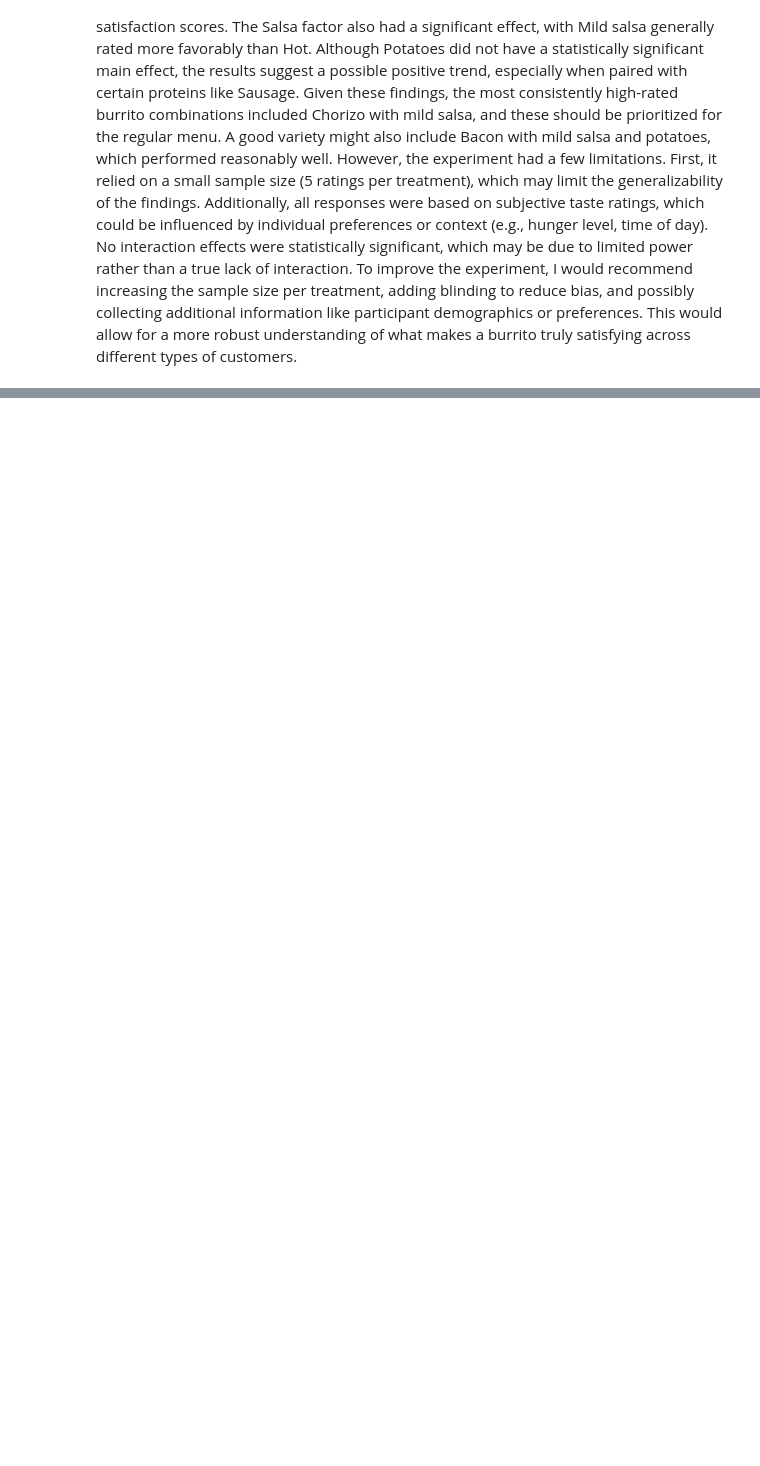
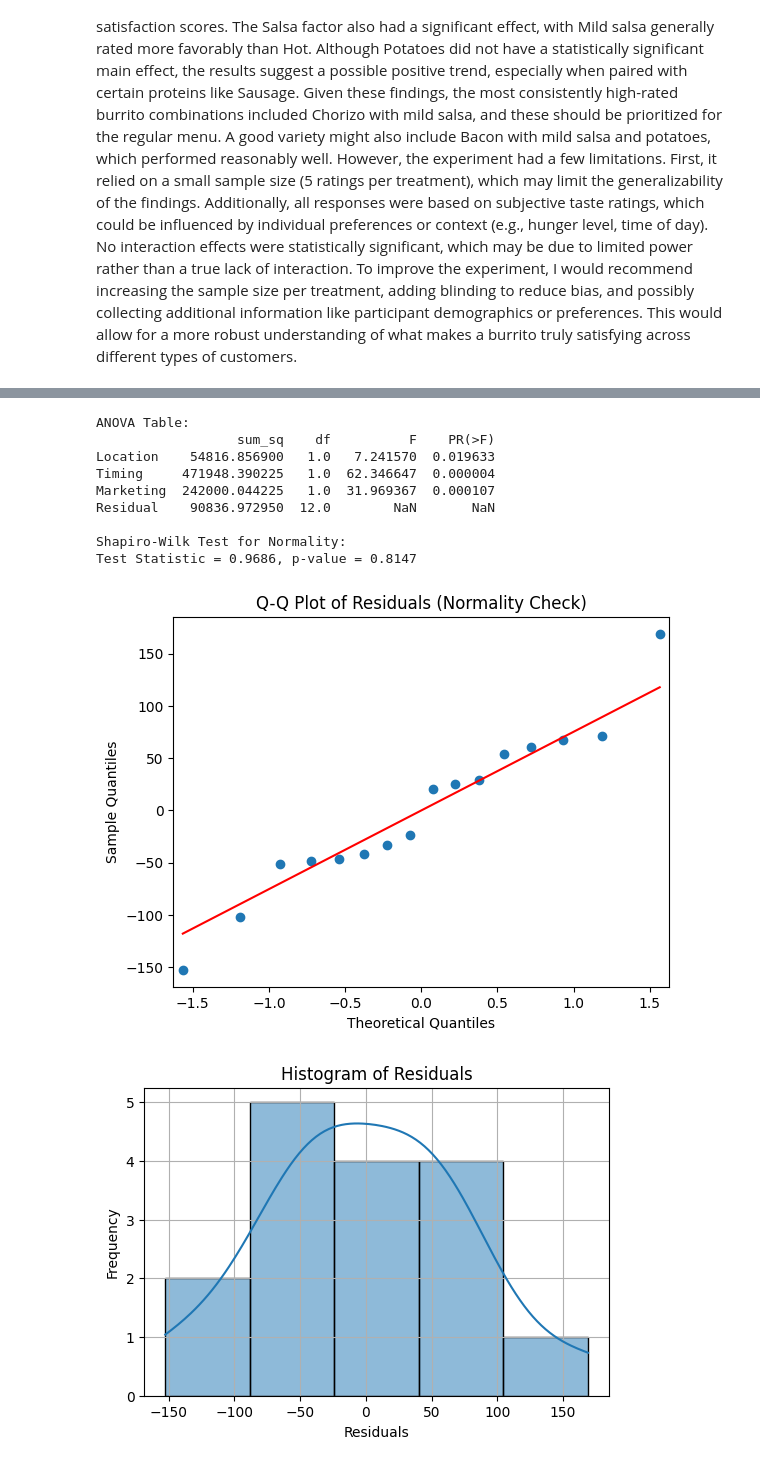
Before and after one commit to christinatalerico13/STAT-7220-Applied-Experimental-Design, a Jupyter notebook: Assignments/Final-Exam/Final-Exam.ipynb, the cells around one changed output, grey strips where cells are left out. Cells and saved outputs as stored; diff of their text form; code cells hidden in the pictures; blank space fills up the shorter version.

```diff
--- a/Assignments/Final-Exam/Final-Exam.ipynb
+++ b/Assignments/Final-Exam/Final-Exam.ipynb
@@ -450,4 +576,59 @@ To be more efficient with time and resources, you decide to conduct a $2^{3-1}$
 # %%
 ## Question 8 Code ##
+
+import statsmodels.api as sm
+import statsmodels.formula.api as smf
+from scipy.stats import shapiro
+import matplotlib.pyplot as plt
+import seaborn as sns
+
+# Ensure categorical types
+df['Location'] = df['Location'].astype('category')
+df['Timing'] = df['Timing'].astype('category')
+df['Marketing'] = df['Marketing'].astype('category')
+
+# Fit the ANOVA model
+model = smf.ols('Sales ~ Location + Timing + Marketing', data=df).fit()
+anova_table = sm.stats.anova_lm(model, typ=2)
+
+# Display ANOVA table
+print("ANOVA Table:")
+print(anova_table)
+
+# --- Normality Checks ---
+
+# Extract residuals
+residuals = model.resid
+
+# Shapiro-Wilk Test
+shapiro_stat, shapiro_p = shapiro(residuals)
+print("\nShapiro-Wilk Test for Normality:")
+print(f"Test Statistic = {shapiro_stat:.4f}, p-value = {shapiro_p:.4f}")
+
+# Q-Q Plot
+sm.qqplot(residuals, line='s')
+plt.title("Q-Q Plot of Residuals (Normality Check)")
+plt.show()
+
+# Histogram (optional, for additional visual check)
+plt.figure(figsize=(6, 4))
+sns.histplot(residuals, kde=True)
+plt.title("Histogram of Residuals")
+plt.xlabel("Residuals")
+plt.ylabel("Frequency")
+plt.grid(True)
+plt.show()
+# %% [output]
+ANOVA Table:
+                  sum_sq    df          F    PR(>F)
+Location    54816.856900   1.0   7.241570  0.019633
+Timing     471948.390225   1.0  62.346647  0.000004
+Marketing  242000.044225   1.0  31.969367  0.000107
+Residual    90836.972950  12.0        NaN       NaN
+
+Shapiro-Wilk Test for Normality:
+Test Statistic = 0.9686, p-value = 0.8147
+[figure, added]
+[figure, added]
 # %% [markdown]
 9. Assess the constant variance assumption using two methods. Do we have evidence to support the assumption of constant variance? Why or why not?
```
Also changed, not shown: parts of 12 cells of this notebook.
